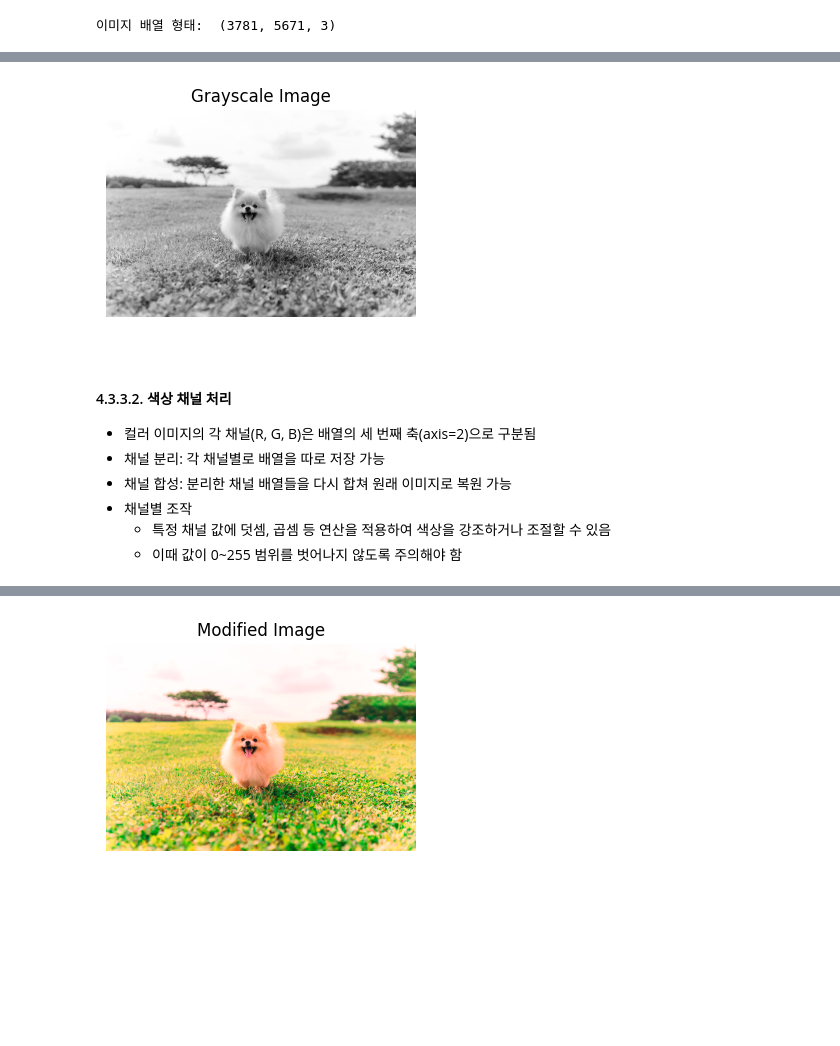
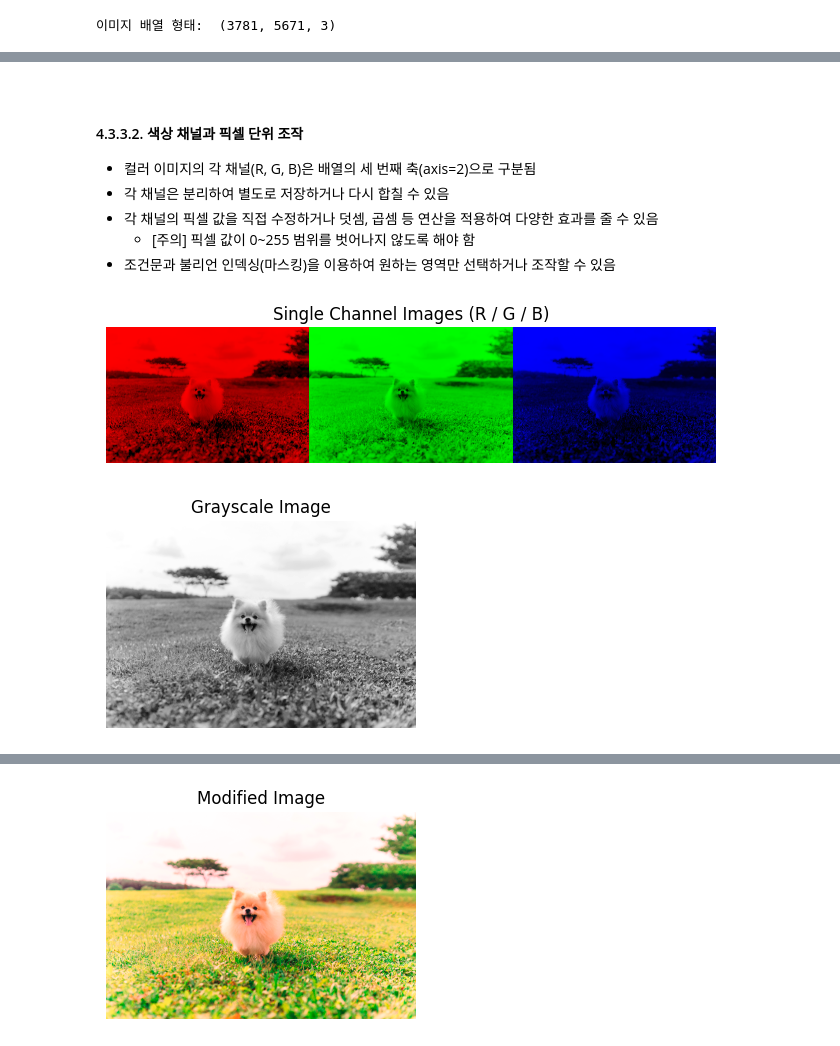
Before and after one commit to stat6503/PP2025, a Jupyter notebook: 4_3_matplotlib.ipynb, the cells around one changed output, grey strips where cells are left out. Saved outputs shown, nothing was run; the diff lists cells and outputs as text; code cells hidden in the pictures; blank space fills up the shorter version.

```diff
--- a/4_3_matplotlib.ipynb
+++ b/4_3_matplotlib.ipynb
@@ -319,29 +292,45 @@ plt.show()
-# %%
-# 흑백 이미지 시각화 : 가중 평균(weighted average) 방식
-r = img_array[:, :, 0]
-g = img_array[:, :, 1]
-b = img_array[:, :, 2]
-gray_img_weighted = r * 0.2989 + g * 0.5870 + b * 0.1140    # ITU-R BT.601 표준 가중치
-
-plt.figure(figsize=(4, 4))
-plt.imshow(gray_img_weighted, cmap='gray')
-plt.title('Grayscale Image')
-plt.axis('off')
-plt.show()
-# %% [output]
-[figure]
 # %% [markdown]
 <br>
 
-#### 4.3.3.2. 색상 채널 처리
+#### 4.3.3.2. 색상 채널과 픽셀 단위 조작
 + 컬러 이미지의 각 채널(R, G, B)은 배열의 세 번째 축(axis=2)으로 구분됨
-+ 채널 분리: 각 채널별로 배열을 따로 저장 가능
-+ 채널 합성: 분리한 채널 배열들을 다시 합쳐 원래 이미지로 복원 가능
-+ 채널별 조작
-  + 특정 채널 값에 덧셈, 곱셈 등 연산을 적용하여 색상을 강조하거나 조절할 수 있음
-  + 이때 값이 0~255 범위를 벗어나지 않도록 주의해야 함
++ 각 채널은 분리하여 별도로 저장하거나 다시 합칠 수 있음
++ 각 채널의 픽셀 값을 직접 수정하거나 덧셈, 곱셈 등 연산을 적용하여 다양한 효과를 줄 수 있음
+  + [주의] 픽셀 값이 0~255 범위를 벗어나지 않도록 해야 함
++ 조건문과 불리언 인덱싱(마스킹)을 이용하여 원하는 영역만 선택하거나 조작할 수 있음
 # %%
 # 채널 분리
 r = img_array[:, :, 0]
 g = img_array[:, :, 1]
 b = img_array[:, :, 2]
+# %%
+# 단일 채널만 유지
+r_img = img_array.copy()
+g_img = img_array.copy()
+b_img = img_array.copy()
+
+r_img[:, :, [1,2]] = 0
+g_img[:, :, [0,2]] = 0
+b_img[:, :, [0,1]] = 0
+
+# np.concatenate() : 여러 배열을 지정한 축(axis)을 따라 이어 붙이는 함수
+combined_img = np.concatenate([r_img, g_img, b_img], axis=1)
+
+plt.imshow(combined_img)
+plt.title("Single Channel Images (R / G / B)")
+plt.axis("off")
+plt.tight_layout()
+plt.show()
+# %% [output]
+[figure, added]
+# %%
+# 흑백 변환 : 채널 평균으로 밝기 계산(simple average)
+gray_img = img_array.mean(axis=2)
+
+plt.figure(figsize=(4, 4))
+plt.imshow(gray_img, cmap='gray')
+plt.title('Grayscale Image')
+plt.axis('off')
+plt.show()
+# %% [output]
+[figure]
```
Also changed, not shown: parts of 23 cells of this notebook, 19 other files.
